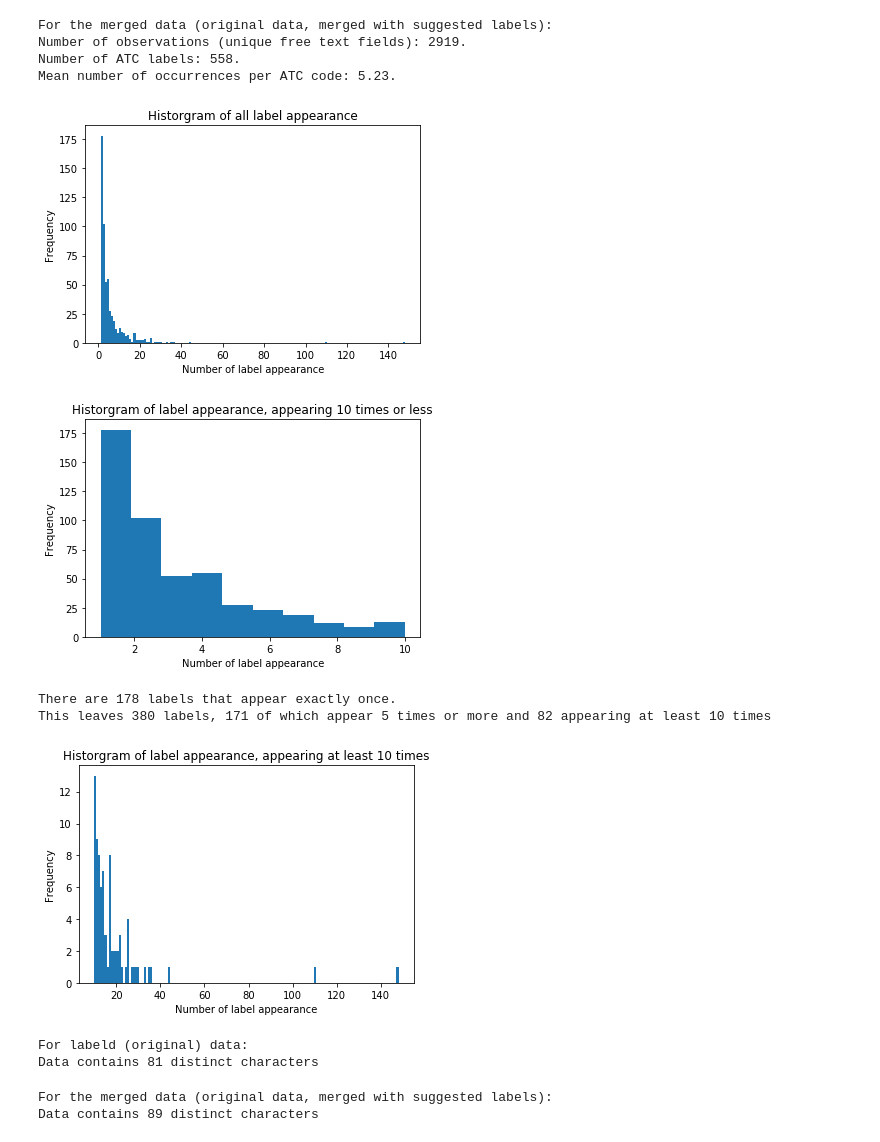
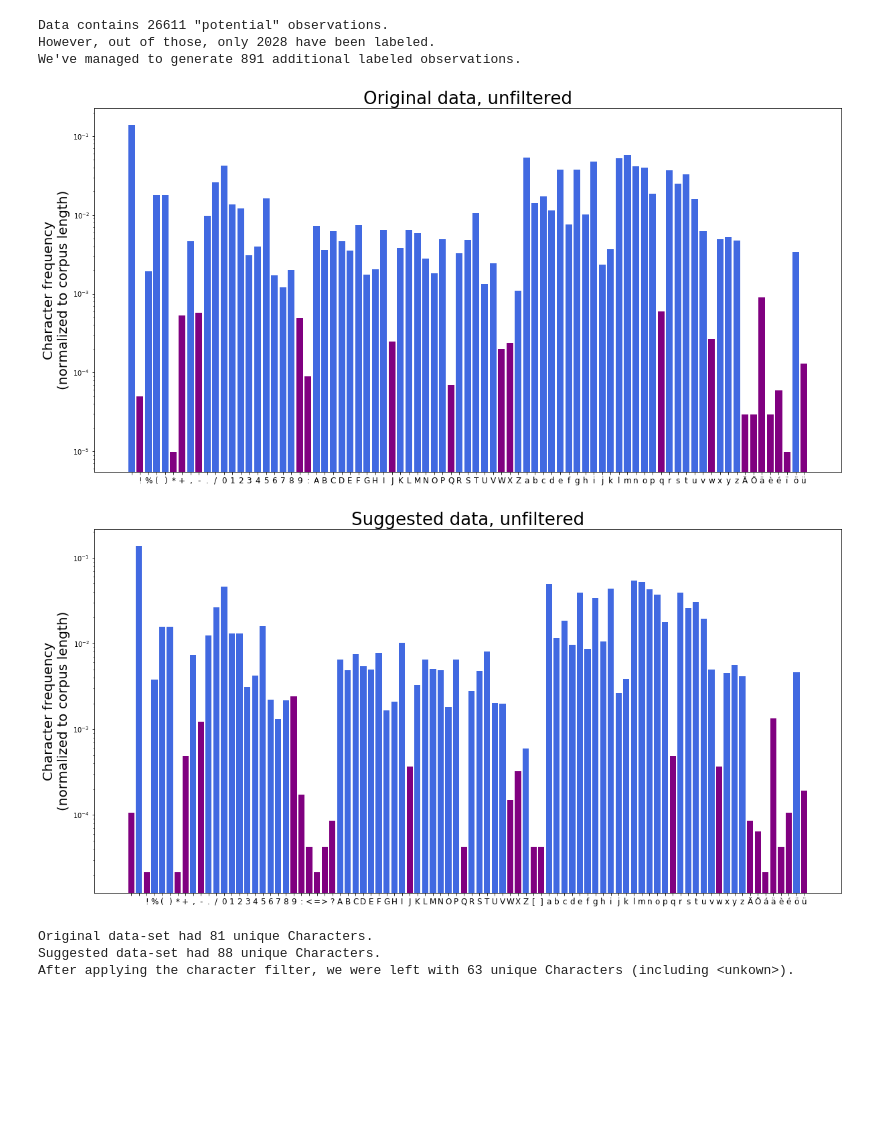
Before and after one commit to jraiskin/Automated_categorization_medication, a Jupyter notebook: test_load_data.ipynb, the cells around one changed output. Drawn from its saved outputs; the diff is of its cells as text; code cells hidden in the pictures; blank space fills up the shorter version.

Commit message:
updated exploratory code

```diff
--- a/test_load_data.ipynb
+++ b/test_load_data.ipynb
@@ -96,0 +22,8 @@ merged_data_freq = Counter(y_merge)  # for merged data
+# %%
+def sort_lists(a, b):
+    """
+    Sorts two lists, with a sorting key based on the first list.
+    """
+    sorted_lists = sorted(zip(a, b), reverse=False, key=lambda x: x[0])
+    a, b = [[x[i] for x in sorted_lists] for i in range(2)]
+    return a, b
@@ -97,3 +159,18 @@ merged_data_freq = Counter(y_merge)  # for merged data
+# %%
+# initializing variables for visualization
+x_char_orig_all = dict_addition([Counter(obs)
+                            for obs in x])
+
+x_char_suggest_all = dict_addition([Counter(obs)
+                                    for obs in x_suggest])
+
+x_char_orig_filter = dict_addition([Counter(obs)
+                                    for obs in x_unk])
+
+x_char_suggest_filter = dict_addition([Counter(obs)
+                                       for obs in x_suggest_unk])
+
+char_set = x_char_orig_filter.keys()  # "allowed" character set
 # %%
 main_data.head(5)
 # %% [output]
@@ -119,25 +183,28 @@ This leaves 346 labels, 115 of which appear 5 times or more and 47 appearing at
-# %%
-print('For the merged data (original data, merged with suggested labels):')
-plot_exploratory_hist(merged_data_freq)
-# %% [output]
-For the merged data (original data, merged with suggested labels):
-Number of observations (unique free text fields): 2919.
-Number of ATC labels: 558.
-Mean number of occurrences per ATC code: 5.23.
-[figure, removed]
-[figure, removed]
-There are 178 labels that appear exactly once.
-This leaves 380 labels, 171 of which appear 5 times or more and 82 appearing at least 10 times
-[figure, removed]
-# %%
-print('For labeld (original) data:')
-char_dict_x = count_chars_in_text(x)
-# %% [output]
-For labeld (original) data:
-Data contains 81 distinct characters
-# %%
-print('For the merged data (original data, merged with suggested labels):')
-char_dict_x_merge = count_chars_in_text(x_merge)
-# %% [output]
-For the merged data (original data, merged with suggested labels):
-Data contains 89 distinct characters
+# %%
+print('Data contains {} "potential" observations.'.format(len(main_data)))
+print('However, out of those, only {} have been labeled.'.format(len(x)))
+print("We've managed to generate {} additional labeled observations.".
+      format(len(x_suggest)))
+# %% [output]
+Data contains 26611 "potential" observations.
+However, out of those, only 2028 have been labeled.
+We've managed to generate 891 additional labeled observations.
+# %%
+plot_dict(x_char_orig_all,
+          title='Original data, unfiltered',
+          allowed_set=char_set).show()
+
+plot_dict(x_char_suggest_all,
+          title='Suggested data, unfiltered',
+          allowed_set=char_set).show()
+
+print('Original data-set had {} unique Characters.'.format(len(x_char_orig_all)))
+print('Suggested data-set had {} unique Characters.'.format(len(x_char_suggest_all)))
+print('After applying the character filter, we were left with {} unique Characters (including <unkown>).'
+      .format(len(char_set)))
+# %% [output]
+[figure, added]
+[figure, added]
+Original data-set had 81 unique Characters.
+Suggested data-set had 88 unique Characters.
+After applying the character filter, we were left with 63 unique Characters (including <unkown>).
```
Also changed, not shown: parts of 15 cells of this notebook, 2 other files.
